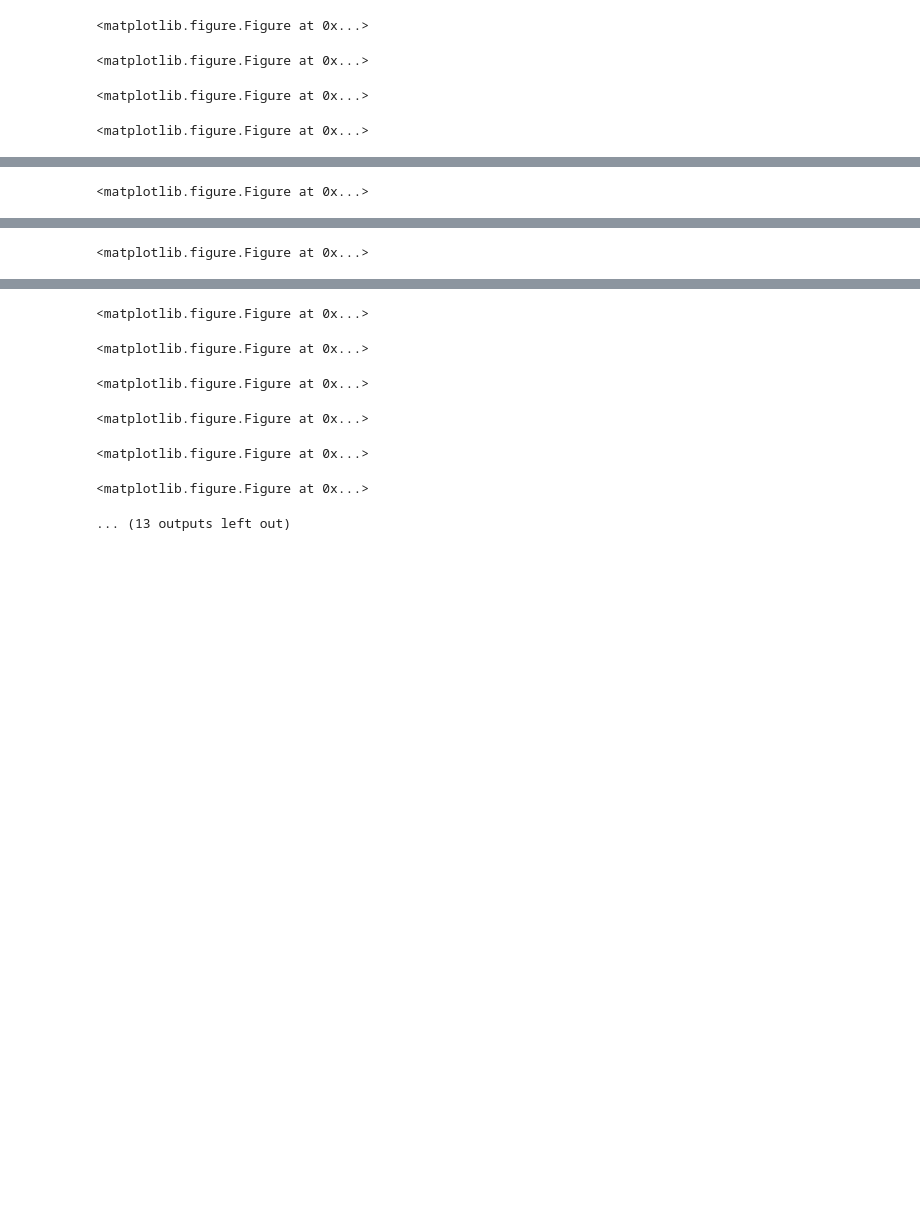
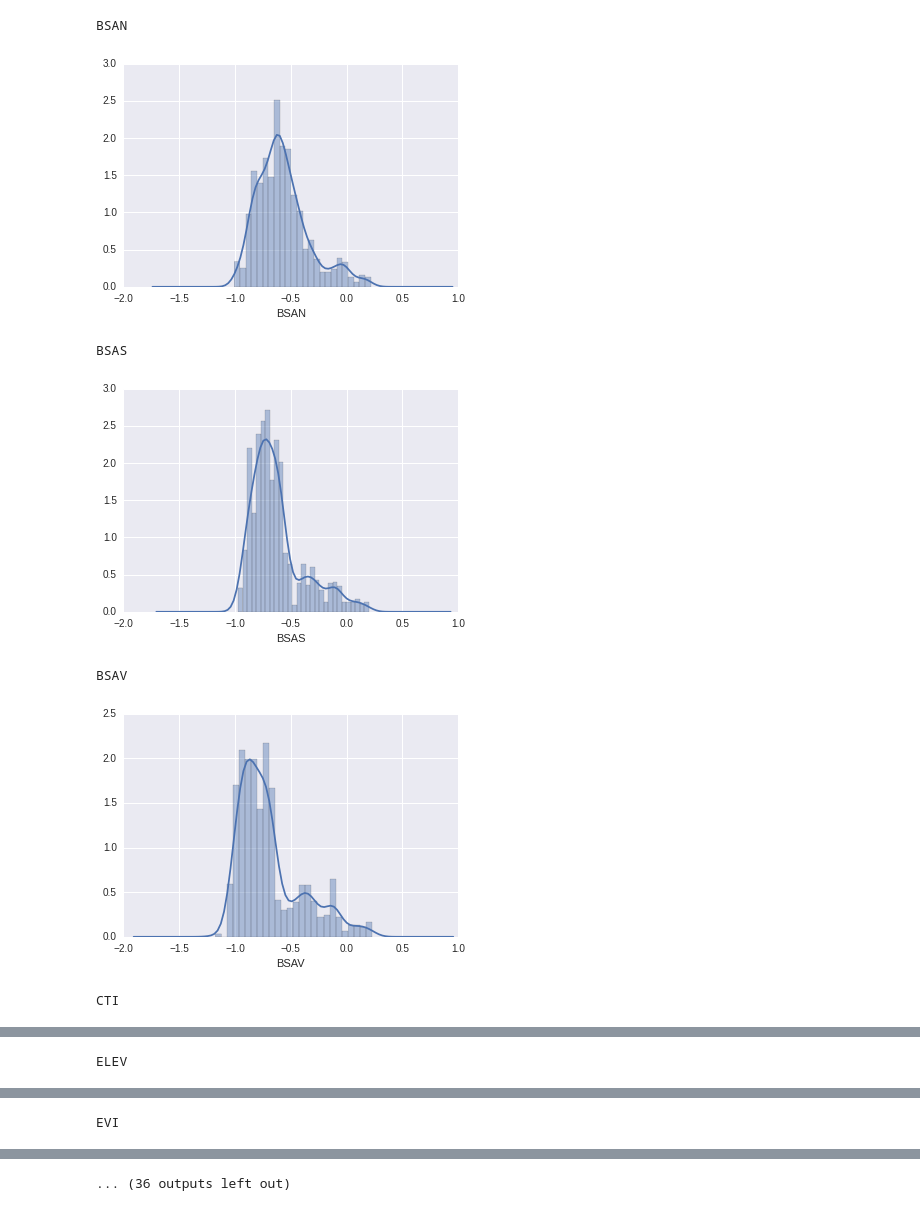
Before and after one commit to hjulienne/stat_compet_AFS, a Jupyter notebook: explore_data.ipynb, the cells around one changed output, grey strips where cells are left out. Drawn from its saved outputs; the diff is of its cells as text; code cells hidden in the pictures; blank space fills up the shorter version.

```diff
--- a/explore_data.ipynb
+++ b/explore_data.ipynb
@@ -36,17 +36,22 @@ if draw:
 # %%
 #represent distribution of every features and targets (with kde)
 kde_plots = PdfPages("./plots/KDE_plot.pdf")
 
 for i in data_soil:
-    if i != "Depth":
+    if i != "Depth" and i!='PIDN':
         fig_i = plt.figure()
-        data_soil[i].plot(kind="kde")
+        print i
+        sns.distplot(data_soil[i])
         plt.xlabel(i)
         plt.savefig(kde_plots, format='pdf')
-        plt.clf()
+        plt.show()
 kde_plots.close()
+plt.close()
 # %% [output]
-<matplotlib.figure.Figure at 0x...>
+BSAN
+[figure, added]
-<matplotlib.figure.Figure at 0x...>
+BSAS
+[figure, added]
-<matplotlib.figure.Figure at 0x...>
+BSAV
+[figure, added]
-<matplotlib.figure.Figure at 0x...>
+CTI
@@ -53 +59 @@ kde_plots.close()
-<matplotlib.figure.Figure at 0x...>
+ELEV
@@ -54 +61 @@ kde_plots.close()
-<matplotlib.figure.Figure at 0x...>
+EVI
@@ -55,10 +63,4 @@ kde_plots.close()
-<matplotlib.figure.Figure at 0x...>
+... (36 outputs left out)
-<matplotlib.figure.Figure at 0x...>
-<matplotlib.figure.Figure at 0x...>
-<matplotlib.figure.Figure at 0x...>
-<matplotlib.figure.Figure at 0x...>
-<matplotlib.figure.Figure at 0x...>
-... (13 outputs left out)
 # %%
 ## Apply PCA on feature and on targets separately
 ## Goal : understand the underlying structure of the data
```
Also changed, not shown: parts of 5 cells of this notebook, 3 other files.
